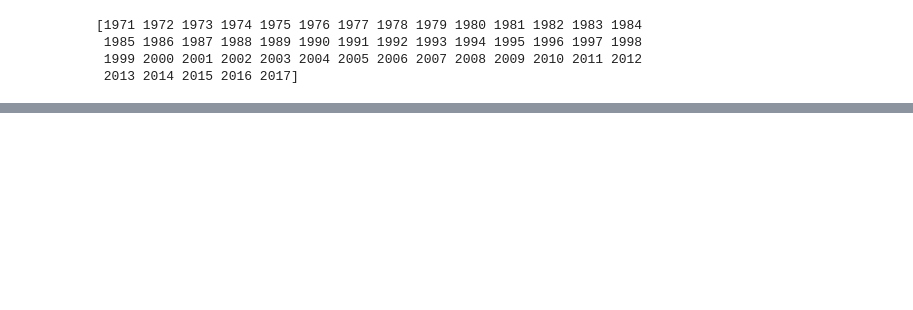
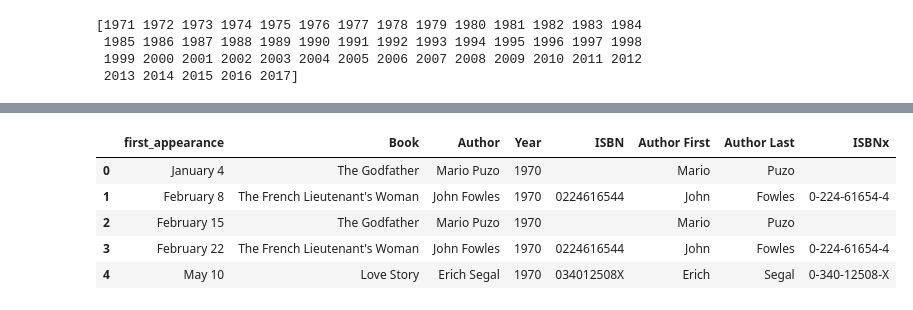
Before and after one commit to Barbara-Gordon/etl_project, a Jupyter notebook: etl_project.ipynb, the cells around one changed output, grey strips where cells are left out. Cells and saved outputs as stored; diff of their text form; code cells hidden in the pictures; blank space fills up the shorter version.

```diff
--- a/etl_project.ipynb
+++ b/etl_project.ipynb
@@ -67,0 +137,10 @@ df_prime.head(100)
+# %%
+df_prime = df_prime.rename(columns={'Date':"first_appearance"})
+df_prime.head()
+# %% [output]
+|  | first_appearance | Book | Author | Year | ISBN | Author First | Author Last | ISBNx |
+| 0 | January 4 | The Godfather | Mario Puzo | 1970 |  | Mario | Puzo |  |
+| 1 | February 8 | The French Lieutenant's Woman | John Fowles | 1970 | 0224616544 | John | Fowles | 0-224-61654-4 |
+| 2 | February 15 | The Godfather | Mario Puzo | 1970 |  | Mario | Puzo |  |
+| 3 | February 22 | The French Lieutenant's Woman | John Fowles | 1970 | 0224616544 | John | Fowles | 0-224-61654-4 |
+| 4 | May 10 | Love Story | Erich Segal | 1970 | 034012508X | Erich | Segal | 0-340-12508-X |
```
Also changed, not shown: parts of 16 cells of this notebook, 2 other files.
